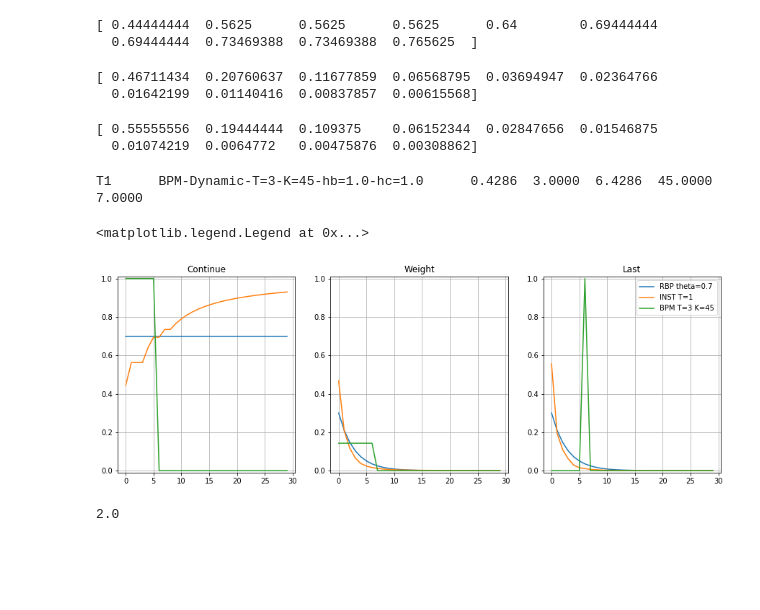
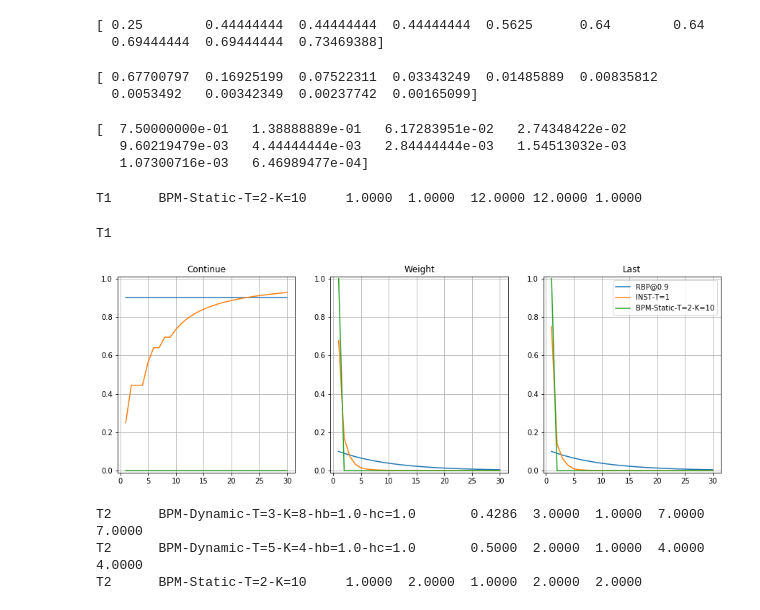
Before and after one commit to leifos/cwl, a Jupyter notebook: examples/CWL-Weights-Notebook.ipynb, the cells around one changed output. Saved outputs shown, nothing was run; the diff lists cells and outputs as text; code cells hidden in the pictures; blank space fills up the shorter version.

Commit message:
Updated notebooks and fixed True AP scoring

```diff
--- a/examples/CWL-Weights-Notebook.ipynb
+++ b/examples/CWL-Weights-Notebook.ipynb
@@ -16,9 +55,9 @@ from ruler.cwl_ruler import Ranking
 # %%
-g1 = [ 0,0,1,1,0,0,1,0,1,0]
+g1 = [ 1,0,1,1,0,0,1,0,1,0]
 c1 = [ 12,13,2,3,4,5,6,33,1,1]
 t1 = Ranking("T1",g1,c1)
 # %%
-rbp = RBPCWLMetric(theta=0.7)
+rbp = RBPCWLMetric(theta=0.9)
 rbp.measure(t1)
 rbp.report()
 # %% [output]
@@ -46,56 +85,30 @@ T1      INST-T=1        0.2073  0.4437  9.5302  20.4015 2.1408
 # %%
 print(inst.c_vector(t1)[0:10])
 # %% [output]
-[ 0.44444444  0.5625      0.5625      0.5625      0.64        0.69444444
-  0.69444444  0.73469388  0.73469388  0.765625  ]
+[ 0.25        0.44444444  0.44444444  0.44444444  0.5625      0.64        0.64
+  0.69444444  0.69444444  0.73469388]
 # %%
 print(inst.w_vector(t1)[0:10])
 # %% [output]
-[ 0.46711434  0.20760637  0.11677859  0.06568795  0.03694947  0.02364766
-  0.01642199  0.01140416  0.00837857  0.00615568]
+[ 0.67700797  0.16925199  0.07522311  0.03343249  0.01485889  0.00835812
+  0.0053492   0.00342349  0.00237742  0.00165099]
 # %%
 print(inst.l_vector(t1)[0:10])
 # %% [output]
-[ 0.55555556  0.19444444  0.109375    0.06152344  0.02847656  0.01546875
-  0.01074219  0.0064772   0.00475876  0.00308862]
+[  7.50000000e-01   1.38888889e-01   6.17283951e-02   2.74348422e-02
+   9.60219479e-03   4.44444444e-03   2.84444444e-03   1.54513032e-03
+   1.07300716e-03   6.46989477e-04]
 # %%
-bpm = BPMDCWLMetric(T=3,K=45)
+bpm = BPMCWLMetric(T=2,K=10)
 bpm.measure(t1)
 bpm.report()
 # %% [output]
-T1      BPM-Dynamic-T=3-K=45-hb=1.0-hc=1.0      0.4286  3.0000  6.4286  45.0000 7.0000
+T1      BPM-Static-T=2-K=10     1.0000  1.0000  12.0000 12.0000 1.0000
-# %%
-n=30
-plt.figure(figsize=(15,5))
-plt.subplots_adjust(hspace=0.2)
-
-ax = plt.subplot(131)
-plt.title('Continue')
-plt.plot(range(0,n),rbp.c_vector(t1)[0:n])
-plt.plot(range(0,n),inst.c_vector(t1)[0:n])
-plt.plot(range(0,n),bpm.c_vector(t1)[0:n])
-plt.grid(True)
-ax.set_ylim(ymin=-0.01, ymax=1.01)
-
-ax = plt.subplot(132)
-plt.title('Weight')
-plt.plot(range(0,n),rbp.w_vector(t1)[0:n])
-plt.plot(range(0,n),inst.w_vector(t1)[0:n])
-plt.plot(range(0,n),bpm.w_vector(t1)[0:n])
-plt.grid(True)
-ax.set_ylim(ymin=-0.01, ymax=1.01)
-
-ax = plt.subplot(133)
-plt.title('Last')
-plt.plot(range(0,n),rbp.l_vector(t1)[0:n])
-plt.plot(range(0,n),inst.l_vector(t1)[0:n])
-plt.plot(range(0,n),bpm.l_vector(t1)[0:n])
-plt.grid(True)
-ax.set_ylim(ymin=-0.01, ymax=1.01)
-plt.legend(['RBP theta=0.7','INST T=1','BPM T=3 K=45'])
-# %% [output]
-<matplotlib.legend.Legend at 0x...>
-[figure, removed]
+# %%
+plot_three_cwl_measures(rbp,inst,bpm)
+# %% [output]
+T1
+[figure, added]
 # %%
 g1 = [ 1,1,0,0,0,0,1,0,1,0]
 c1 = [ 1,1,1,1,1,1,1,1,1,1]
@@ -105,6 +118,12 @@ t2 = Ranking("T2",g1,c1)
 bpm38 = BPMDCWLMetric(T=3, K=8, hc=1.0, hb=1.0)
 bpm33 = BPMDCWLMetric(T=5, K=4, hc=1.0, hb=1.0)
 bpm38.measure(t2)
+bpm38.report()
 bpm33.measure(t2)
+bpm33.report()
+bpm.measure(t2)
+bpm.report()
 # %% [output]
-2.0
+T2      BPM-Dynamic-T=3-K=8-hb=1.0-hc=1.0       0.4286  3.0000  1.0000  7.0000  7.0000
+T2      BPM-Dynamic-T=5-K=4-hb=1.0-hc=1.0       0.5000  2.0000  1.0000  4.0000  4.0000
+T2      BPM-Static-T=2-K=10     1.0000  2.0000  1.0000  2.0000  2.0000
```
Also changed, not shown: parts of 15 cells of this notebook, 5 other files.
